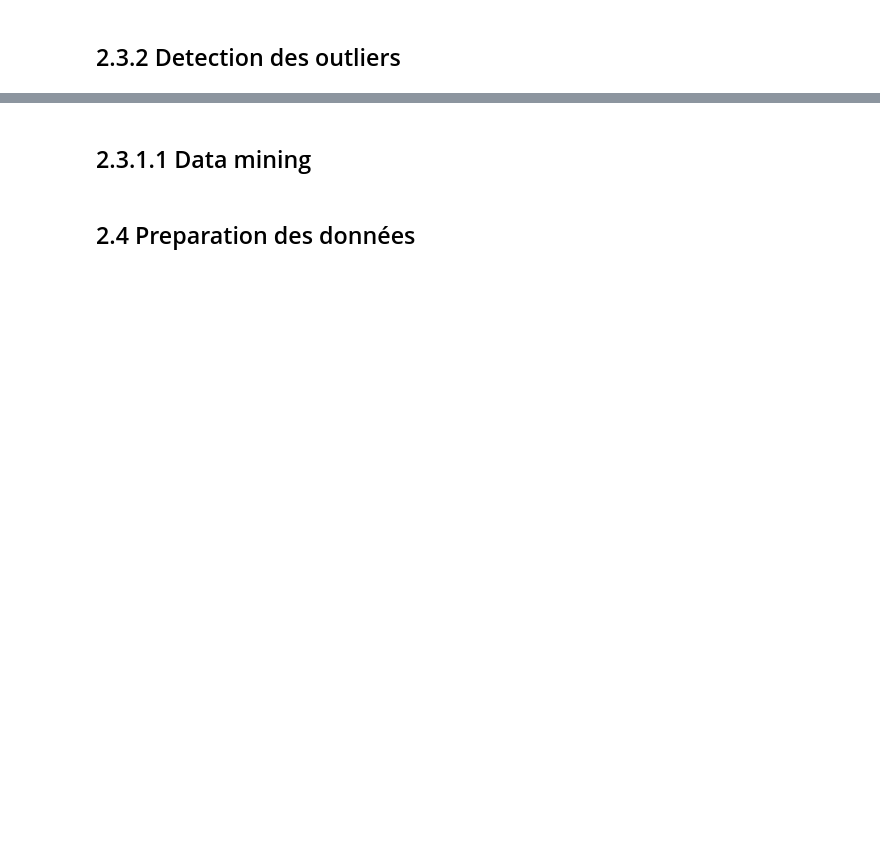
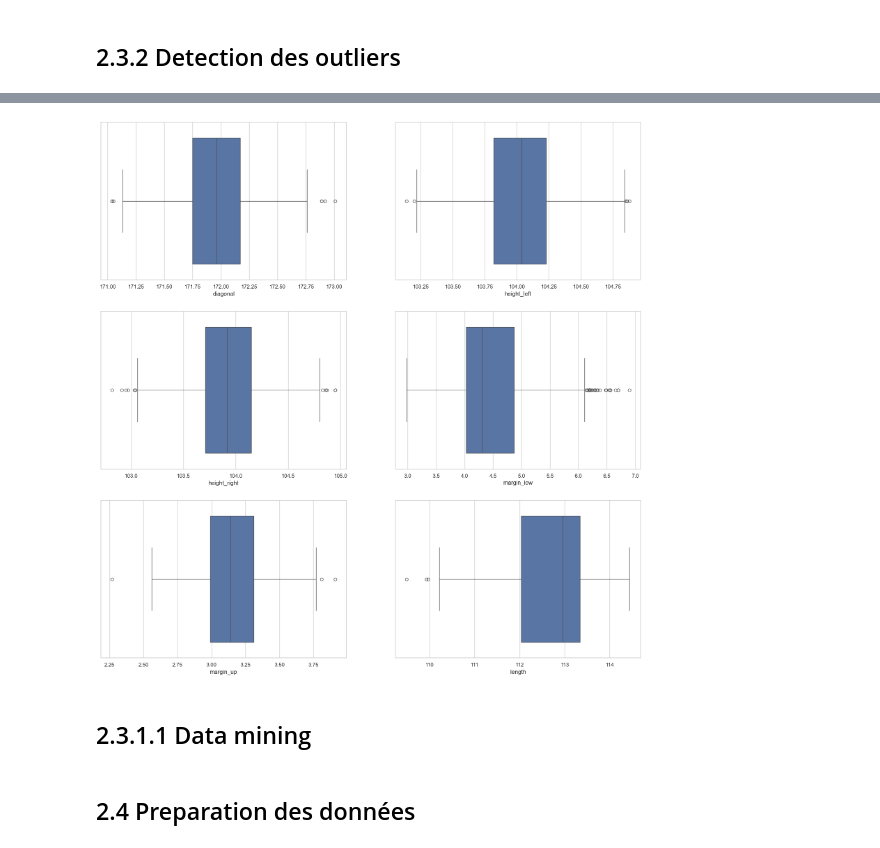
Before and after one commit to Nada-Lahbib/Project_10_Detection_des_faux_billets_avec_Python, a Jupyter notebook: notebooks/LAHBIB_Nada_1_notebook_022024.ipynb, the cells around one changed output, grey strips where cells are left out. Cells and saved outputs as stored; diff of their text form; code cells hidden in the pictures; blank space fills up the shorter version.

```diff
--- a/notebooks/LAHBIB_Nada_1_notebook_022024.ipynb
+++ b/notebooks/LAHBIB_Nada_1_notebook_022024.ipynb
@@ -422,3 +457,31 @@ La distribution de la variable "longueur" montre que les mesures des faux billet
+# %%
+import matplotlib.pyplot as plt
+import seaborn as sns
+
+plt.figure(figsize=(20, 20))
+sns.set_theme(style="whitegrid")
+
+plt.subplot(321)
+sns.boxplot(data=train_data, x='diagonal')
+
+plt.subplot(322)
+sns.boxplot(data=train_data, x='height_left')
+
+plt.subplot(323)
+sns.boxplot(data=train_data, x='height_right')
+
+plt.subplot(324)
+sns.boxplot(data=train_data, x='margin_low')
+
+plt.subplot(325)
+sns.boxplot(data=train_data, x='margin_up')
+
+plt.subplot(326)
+sns.boxplot(data=train_data, x='length')
+
+plt.show()
+# %% [output]
+[figure, added]
 # %% [markdown]
 ## 2.3.1.1 Data mining
 # %% [markdown]
```
Also changed, not shown: parts of 9 cells of this notebook.
